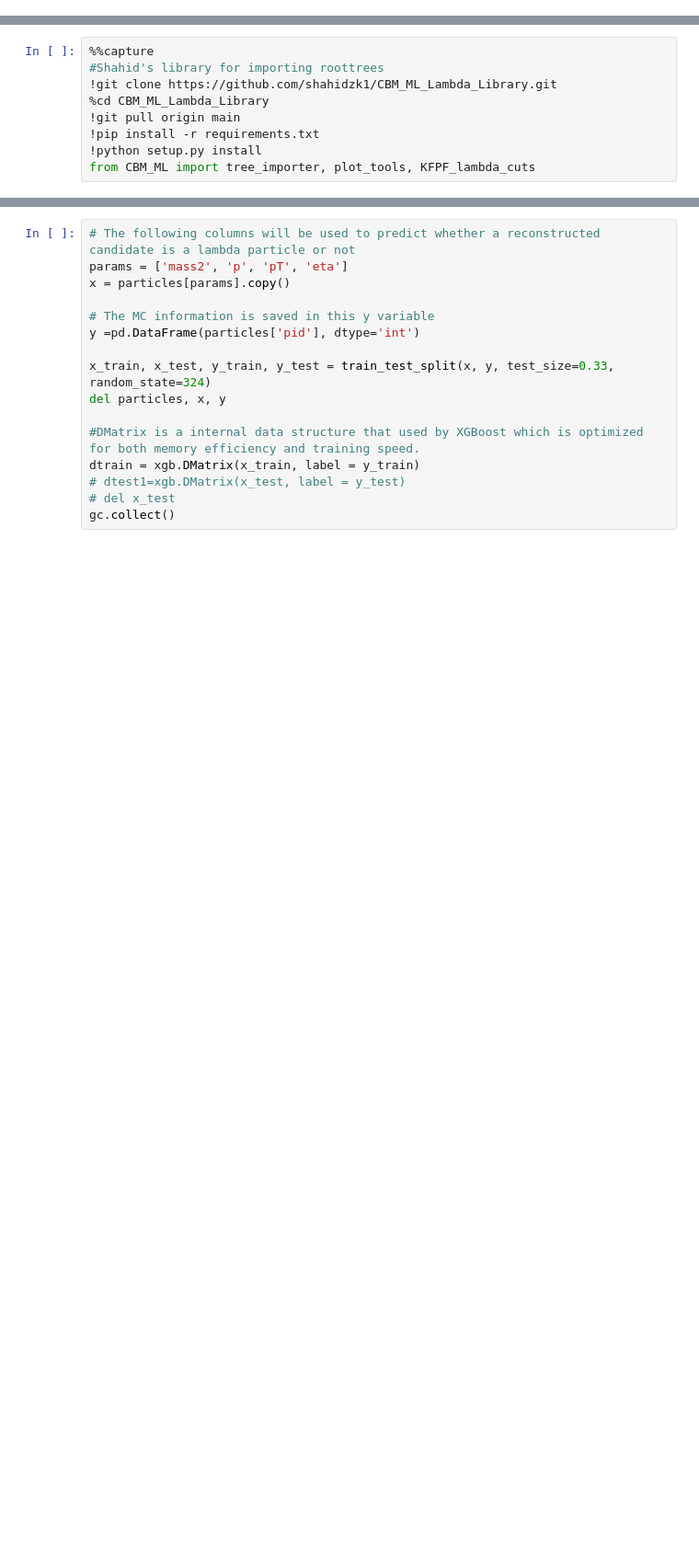
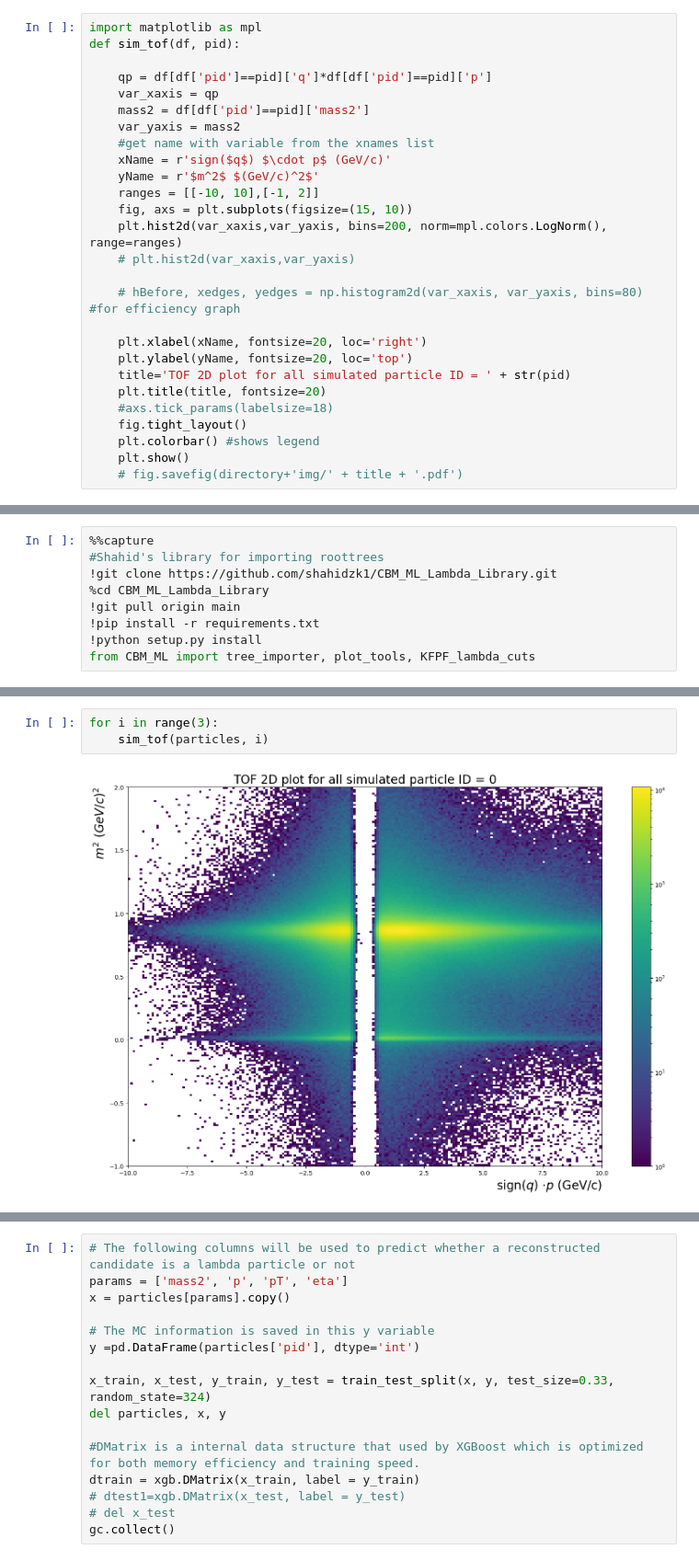
Before and after one commit to julnow/inz, a Jupyter notebook: jupyter/ml_xgb_proton-kaon-pion-pt-eta.ipynb, the cells around one changed output, grey strips where cells are left out. Shown at 92% size. Saved outputs shown, nothing was run; the diff lists cells and outputs as text; blank space fills up the shorter version.

```diff
--- a/jupyter/ml_xgb_proton-kaon-pion-pt-eta.ipynb
+++ b/jupyter/ml_xgb_proton-kaon-pion-pt-eta.ipynb
@@ -142,3 +142,30 @@ def remap_names(dataframe):
+# %%
+import matplotlib as mpl
+def sim_tof(df, pid):
+
+    qp = df[df['pid']==pid]['q']*df[df['pid']==pid]['p']
+    var_xaxis = qp
+    mass2 = df[df['pid']==pid]['mass2']
+    var_yaxis = mass2
+    #get name with variable from the xnames list
+    xName = r'sign($q$) $\cdot p$ (GeV/c)'
+    yName = r'$m^2$ $(GeV/c)^2$'
+    ranges = [[-10, 10],[-1, 2]]
+    fig, axs = plt.subplots(figsize=(15, 10))
+    plt.hist2d(var_xaxis,var_yaxis, bins=200, norm=mpl.colors.LogNorm(), range=ranges)
+    # plt.hist2d(var_xaxis,var_yaxis)
+
+    # hBefore, xedges, yedges = np.histogram2d(var_xaxis, var_yaxis, bins=80) #for efficiency graph
+
+    plt.xlabel(xName, fontsize=20, loc='right')
+    plt.ylabel(yName, fontsize=20, loc='top')
+    title='TOF 2D plot for all simulated particle ID = ' + str(pid)
+    plt.title(title, fontsize=20)
+    #axs.tick_params(labelsize=18)
+    fig.tight_layout()
+    plt.colorbar() #shows legend
+    plt.show()
+    # fig.savefig(directory+'img/' + title + '.pdf')
 # %% [markdown]
 To import the root files with simulated data as PlainTrees into Panda's dataframes format we use the function from **CBM_ML_LAMBDA_LIBRARY** prepared by Shahid.
 # %%
@@ -197,0 +229,5 @@ number of particles per class after downsampling : 5120260.0
+# %%
+for i in range(3):
+    sim_tof(particles, i)
+# %% [output]
+[figure, added]
```
Also changed, not shown: parts of 8 cells of this notebook.
